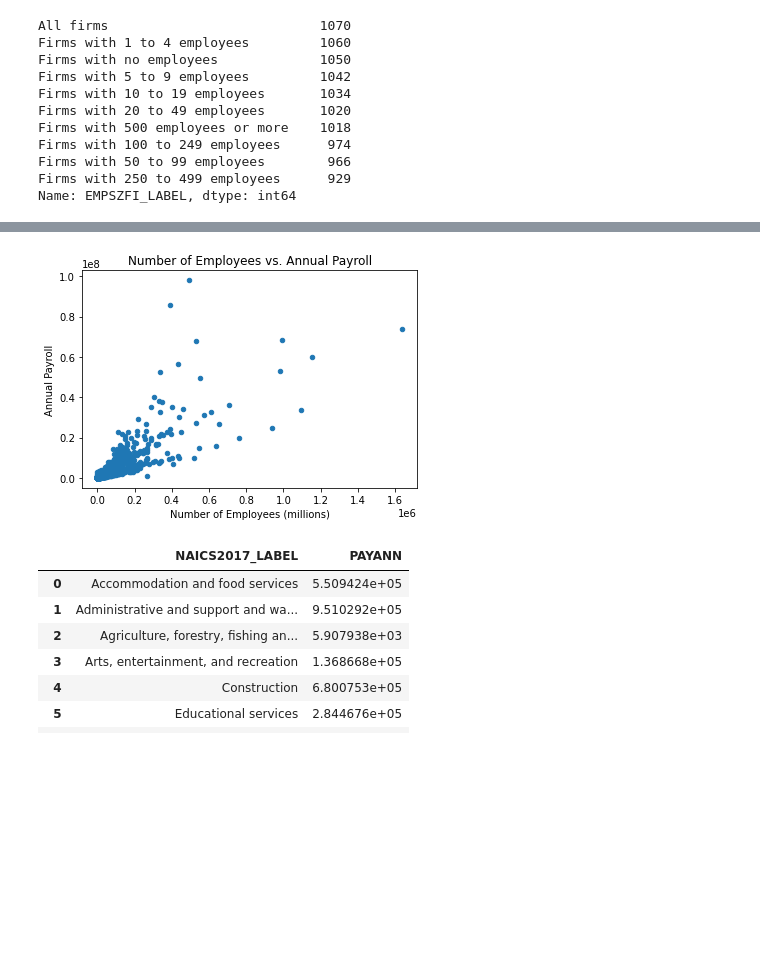
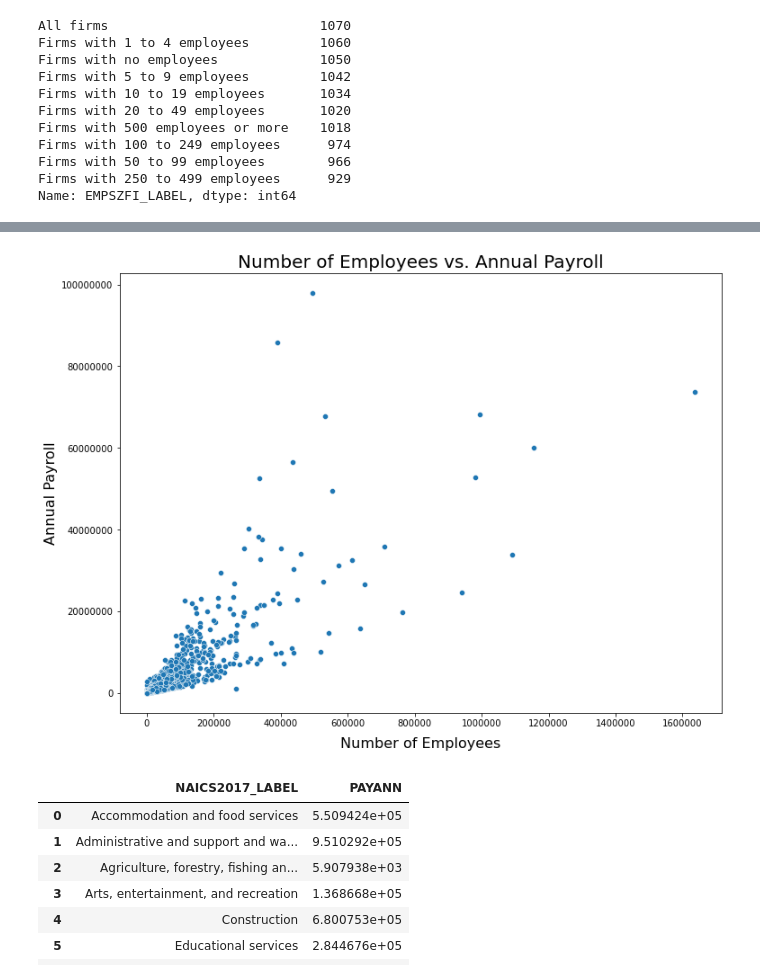
Before and after one commit to Jakob-T13/module-8-assessment, a Jupyter notebook: thunen-notebook.ipynb, the cells around one changed output, grey strips where cells are left out. Saved outputs shown, nothing was run; the diff lists cells and outputs as text; code cells hidden in the pictures; blank space fills up the shorter version.

Commit message:
revised and formatted first visual

```diff
--- a/thunen-notebook.ipynb
+++ b/thunen-notebook.ipynb
@@ -73,17 +75,20 @@ no_totals
 # %%
 emp_pay = no_totals[['EMP','PAYANN']]
 # %%
-x = np.array(emp_pay.EMP)
-y = np.array(emp_pay.PAYANN)
+x_vals=emp_pay['EMP']
+y_vals=emp_pay['PAYANN']
 
-ax = emp_pay.plot.scatter('EMP','PAYANN')
-ax.set_xlabel('Number of Employees (millions)')
-ax.set_ylabel('Annual Payroll')
-ax.set_title("Number of Employees vs. Annual Payroll")
+plt.figure(figsize=(12,9))
+ax = sns.scatterplot(x=x_vals,y=y_vals)
+ax.set_xlabel('Number of Employees', size=16)
+ax.xaxis.labelpad = 10
+ax.set_ylabel('Annual Payroll', size=16)
+ax.set_title("Number of Employees vs. Annual Payroll", size=20)
+ax.ticklabel_format(style='plain')
 
 plt.show()
 # %% [output]
-[figure, old version]
+[figure, new version]
 # %%
 cat_pay = no_totals[['NAICS2017_LABEL','PAYANN']]
 # %%
```
Also changed, not shown: parts of 4 cells of this notebook.
